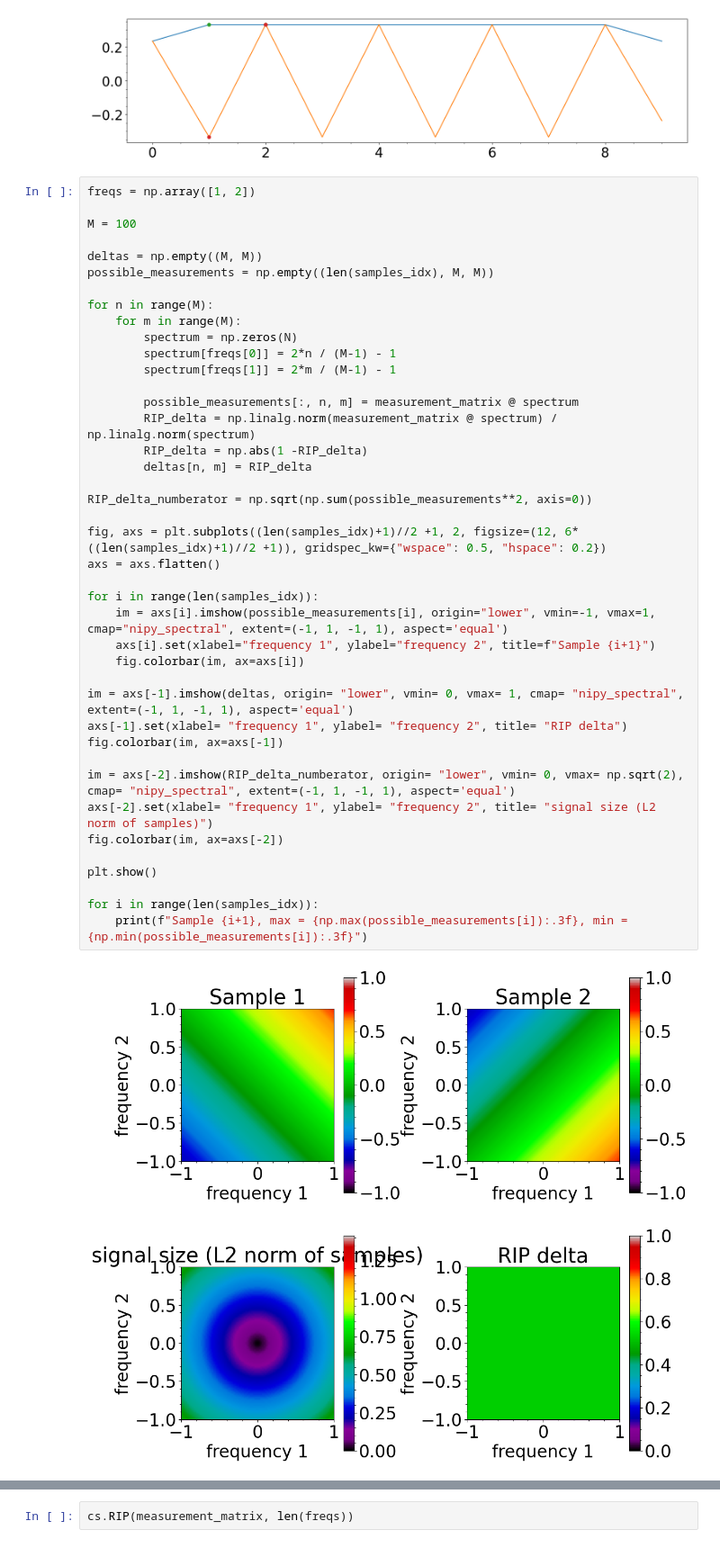
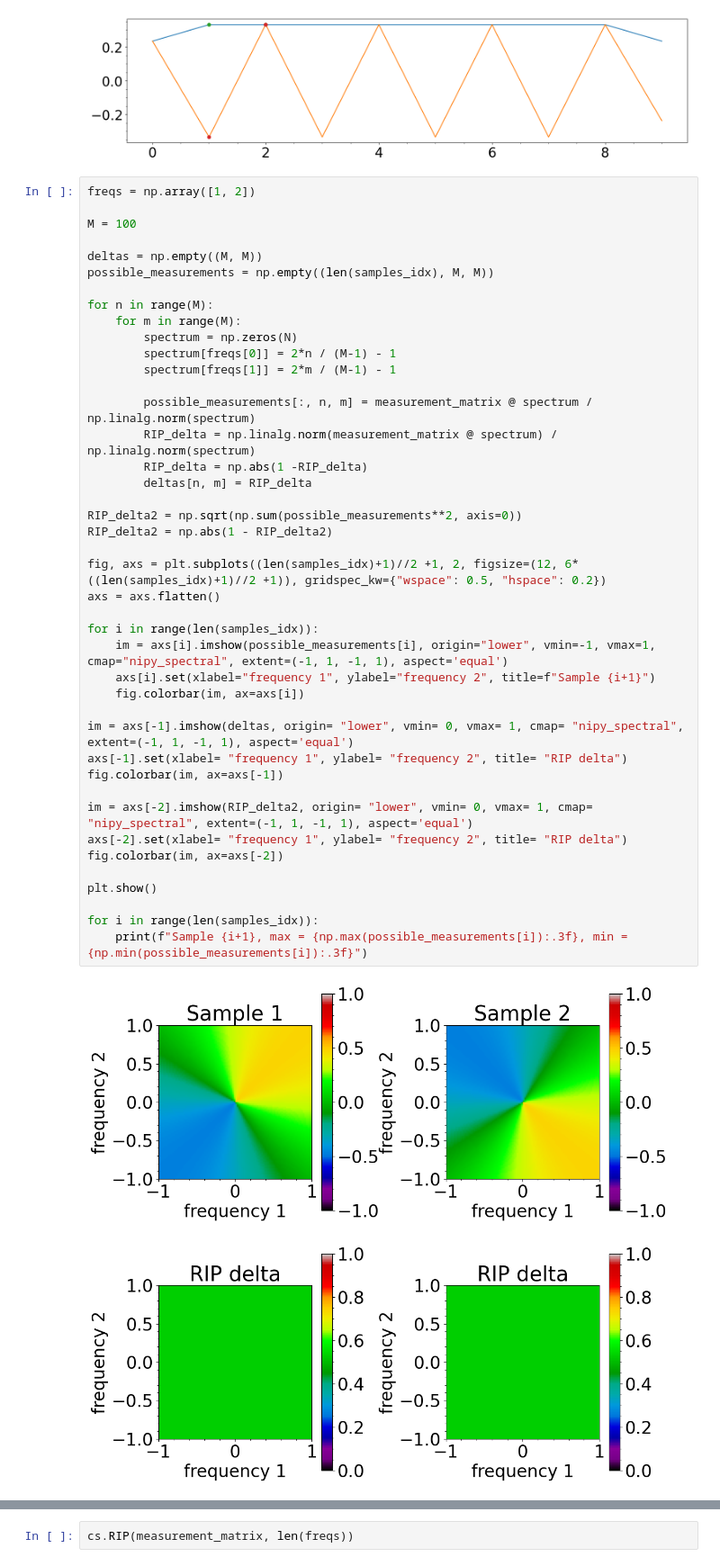
Before and after one commit to Jammi-Dodgers/THz-Compressed-Sensing, a Jupyter notebook: incoherence_and_rip_demo.ipynb, the cells around one changed output, grey strips where cells are left out. Shown at 90% size. Cells and saved outputs as stored; diff of their text form.

```diff
--- a/incoherence_and_rip_demo.ipynb
+++ b/incoherence_and_rip_demo.ipynb
@@ -151,35 +151,36 @@ possible_measurements = np.empty((len(samples_idx), M, M))
 for n in range(M):
     for m in range(M):
         spectrum = np.zeros(N)
         spectrum[freqs[0]] = 2*n / (M-1) - 1
         spectrum[freqs[1]] = 2*m / (M-1) - 1
 
-        possible_measurements[:, n, m] = measurement_matrix @ spectrum
+        possible_measurements[:, n, m] = measurement_matrix @ spectrum / np.linalg.norm(spectrum)
         RIP_delta = np.linalg.norm(measurement_matrix @ spectrum) / np.linalg.norm(spectrum)
         RIP_delta = np.abs(1 -RIP_delta)
         deltas[n, m] = RIP_delta
 
-RIP_delta_numberator = np.sqrt(np.sum(possible_measurements**2, axis=0))
+RIP_delta2 = np.sqrt(np.sum(possible_measurements**2, axis=0))
+RIP_delta2 = np.abs(1 - RIP_delta2)
 
 fig, axs = plt.subplots((len(samples_idx)+1)//2 +1, 2, figsize=(12, 6*((len(samples_idx)+1)//2 +1)), gridspec_kw={"wspace": 0.5, "hspace": 0.2})
 axs = axs.flatten()
 
 for i in range(len(samples_idx)):
     im = axs[i].imshow(possible_measurements[i], origin="lower", vmin=-1, vmax=1, cmap="nipy_spectral", extent=(-1, 1, -1, 1), aspect='equal')
     axs[i].set(xlabel="frequency 1", ylabel="frequency 2", title=f"Sample {i+1}")
     fig.colorbar(im, ax=axs[i])
 
 im = axs[-1].imshow(deltas, origin= "lower", vmin= 0, vmax= 1, cmap= "nipy_spectral", extent=(-1, 1, -1, 1), aspect='equal')
 axs[-1].set(xlabel= "frequency 1", ylabel= "frequency 2", title= "RIP delta")
 fig.colorbar(im, ax=axs[-1])
 
-im = axs[-2].imshow(RIP_delta_numberator, origin= "lower", vmin= 0, vmax= np.sqrt(2), cmap= "nipy_spectral", extent=(-1, 1, -1, 1), aspect='equal')
-axs[-2].set(xlabel= "frequency 1", ylabel= "frequency 2", title= "signal size (L2 norm of samples)")
+im = axs[-2].imshow(RIP_delta2, origin= "lower", vmin= 0, vmax= 1, cmap= "nipy_spectral", extent=(-1, 1, -1, 1), aspect='equal')
+axs[-2].set(xlabel= "frequency 1", ylabel= "frequency 2", title= "RIP delta")
 fig.colorbar(im, ax=axs[-2])
 
 plt.show()
 
 for i in range(len(samples_idx)):
     print(f"Sample {i+1}, max = {np.max(possible_measurements[i]):.3f}, min = {np.min(possible_measurements[i]):.3f}")
 # %% [output]
-[figure, old version]
+[figure, new version]
```
Also changed, not shown: parts of 1 cell of this notebook, 8 other files.
